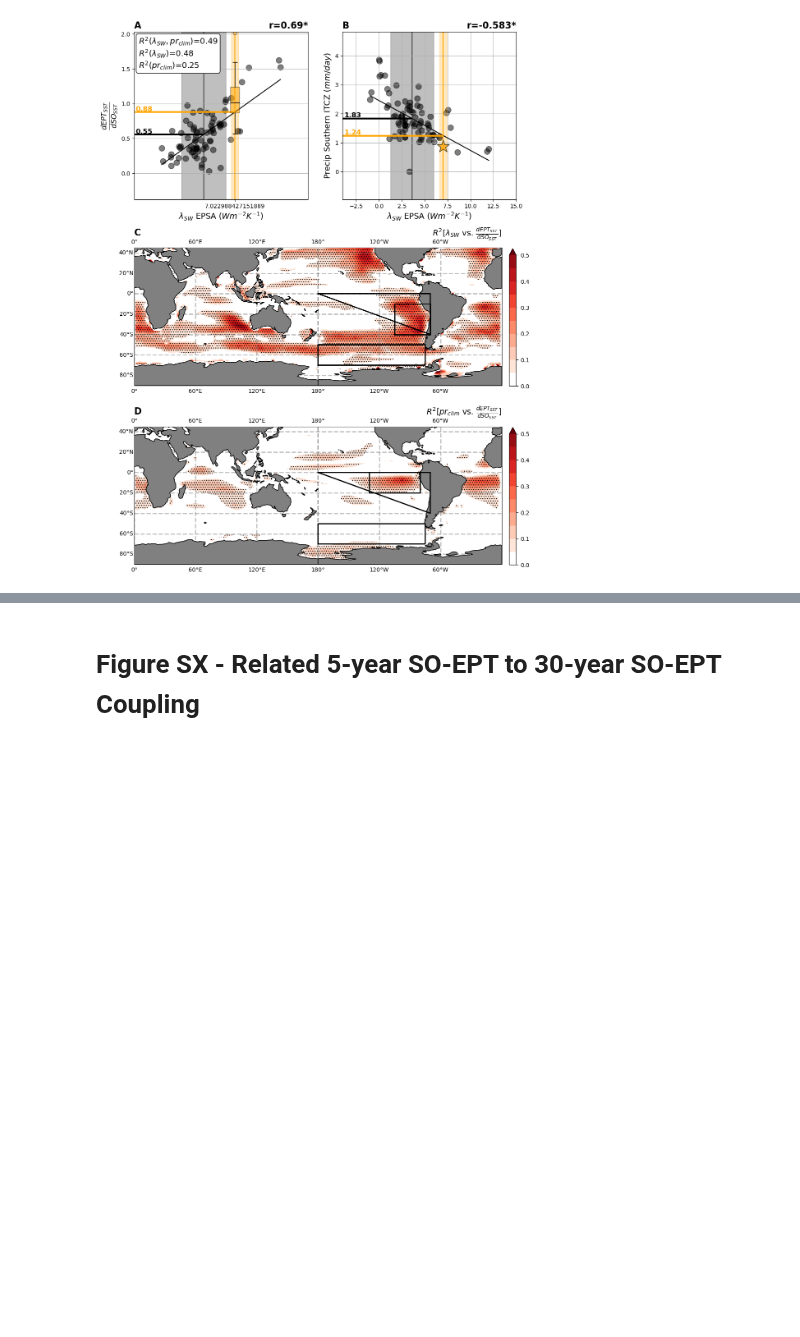
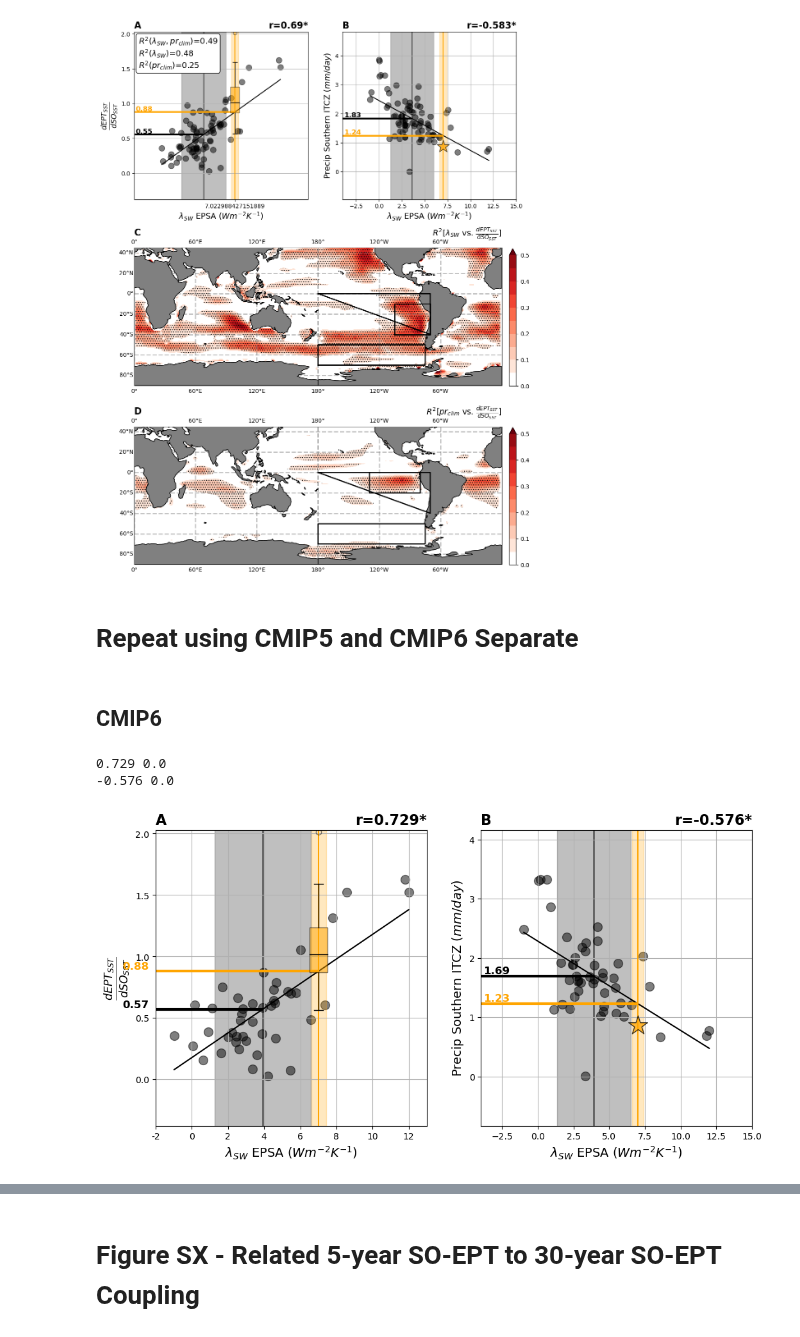
Before and after one commit to zacespinosa/SO-EP-teleconnection, a Jupyter notebook: Figure_Notebooks/Figure_3_swcf_coupling.ipynb, the cells around one changed output, grey strips where cells are left out. Drawn from its saved outputs; the diff is of its cells as text; code cells hidden in the pictures; blank space fills up the shorter version.

Commit message:
break things up by CMIP5/6

```diff
--- a/Figure_Notebooks/Figure_3_swcf_coupling.ipynb
+++ b/Figure_Notebooks/Figure_3_swcf_coupling.ipynb
@@ -467,3 +467,77 @@ plt.savefig("/home/espinosa10/SO-EP-teleconnection/Manuscript_Figures/Main/Figur
 0.69 0.0
 -0.583 0.0
 [figure]
+# %% [markdown]
+# Repeat using CMIP5 and CMIP6 Separate
+# %% [markdown]
+## CMIP6
+# %%
+title_fontsize = 16
+fontsize=14
+# Create figure and gridspec
+fig = plt.figure(figsize=(12,6))
+gs = fig.add_gridspec(1, 2, wspace=0.2, hspace=0.2)  # 2 rows, 2 columns
+
+# Create scatter plots (top row)
+ax1 = fig.add_subplot(gs[0, 0])
+ax2 = fig.add_subplot(gs[0, 1])
+
+######## SWCF EPSA vs dEPT/dSO ############
+y, x = get_shared_models(rvalues_so_ept_coupling["reg"].sel(years=12*5), swcf_cmip6_epsa)
+create_panel_a(ax1, x.values, y.values, vline=obs_swcf)
+
+ax1.set_xlabel(r"$\lambda_{SW}$ EPSA ($Wm^{-2}K^{-1}$)", fontsize=fontsize)
+ax1.set_ylabel(r"$\frac{d EPT_{SST}}{dSO_{SST}}$", fontsize=18)
+ax1.set_title(r"A", loc="left", fontweight="bold", fontsize=title_fontsize)
+ax1.grid()
+
+# Gather all the obs_coupling values
+obs_mean = []
+for model in obs_sst_so_ept_reg.model.values:
+    obs_coupling = obs_sst_so_ept_reg.sel(model=model, years=12*5).reg.values
+    obs_mean.append(obs_coupling)
+
+# X position where you want to place the boxplot (same as mean SWCF position)
+xpos = np.mean(obs_swcf)
+
+# Draw the boxplot
+bp = ax1.boxplot(
+    obs_mean,
+    positions=[xpos],
+    widths=1.0,
+    patch_artist=True,
+    boxprops=dict(facecolor='orange', color='black'),
+    medianprops=dict(color='black'),
+    whiskerprops=dict(color='black'),
+    capprops=dict(color='black'),
+    flierprops=dict(marker='o', color='black', alpha=0.50)
+)
+
+# Set facecolor of each box to match original colors
+for patch in bp['boxes']:
+    patch.set_alpha(0.5)
+
+ax1.set_xlim(-2, 13)
+ax1.set_xticks(np.arange(-2, 13, 2))  # ticks from 5 to 10, step of 1
+ax1.set_xticklabels(np.arange(-2, 13, 2))
+
+# Optional: Add the mean as a star on top of the box
+# ax1.scatter(xpos, np.mean(obs_mean), s=500, zorder=100, alpha=0.75, edgecolor="black", color="orange", label="Obs Mean", marker="*")
+
+######## SWCF EPSA vs South ITCZ ############
+y, x = get_shared_models(cmip_precip_south_east_clim, swcf_cmip6_epsa)
+create_panel_a(ax2, x.values, y.values, vline=obs_swcf)
+ax2.scatter(np.mean(obs_swcf), era5_precip_south_east_clim, s=500, zorder=100, alpha=0.75, marker='*', edgecolor="black", color="orange")
+# ax2.text(s="ERA5", x=np.mean(obs_swcf) + 0.75, y=era5_precip_south_east_clim, color="black", fontsize=12)
+ax2.set_xlabel(r"$\lambda_{SW}$ EPSA ($Wm^{-2}K^{-1}$)", fontsize=fontsize)
+ax2.set_ylabel(r"Precip Southern ITCZ ($mm/day$)", fontsize=fontsize)
+ax2.set_title(r"B", loc="left", fontweight="bold", fontsize=title_fontsize)
+ax2.grid()
+
+#########################################################################
+plt.savefig("/home/espinosa10/SO-EP-teleconnection/Manuscript_Figures/Main/Figure_SX_3_cmip6.png", dpi=300, bbox_inches="tight")
+plt.savefig("/home/espinosa10/SO-EP-teleconnection/Manuscript_Figures/Main/Figure_SX_3_cmip6.pdf", dpi=300, bbox_inches="tight")
+# %% [output]
+0.729 0.0
+-0.576 0.0
+[figure, added]
```
Also changed, not shown: parts of 4 cells of this notebook, 6 other files.
